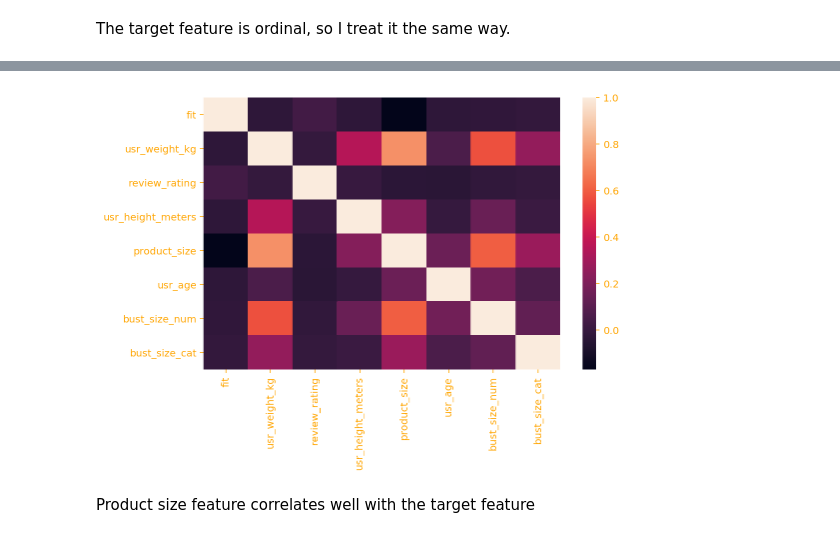
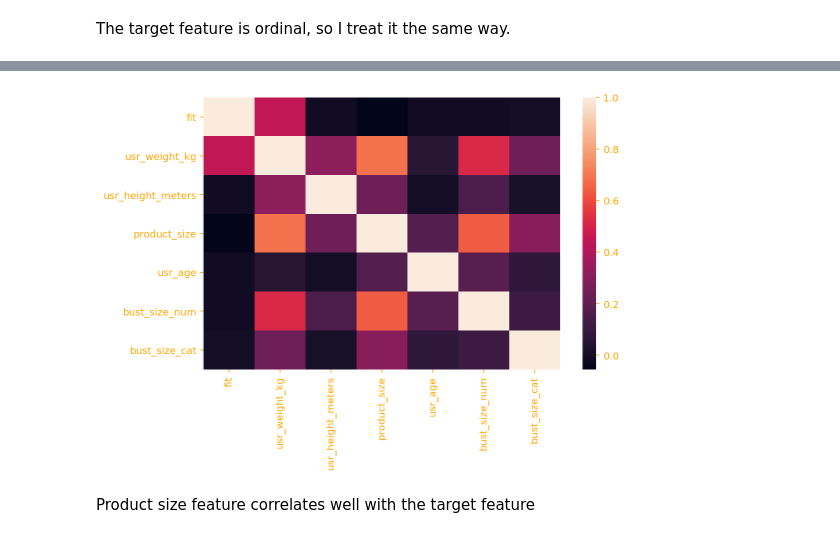
Before and after one commit to Dmytro-Shvetsov/ClothingFit, a Jupyter notebook: data/data_analysis_and_cleaning.ipynb, the cells around one changed output, grey strips where cells are left out. Drawn from its saved outputs; the diff is of its cells as text; code cells hidden in the pictures.

```diff
--- a/data/data_analysis_and_cleaning.ipynb
+++ b/data/data_analysis_and_cleaning.ipynb
@@ -118,4 +115,0 @@ Now let's augment the data with samples of minority classes.
-# %%
-n_repeat = 2
-for i in range(n_repeat):
-    df = df.append(df[((df['fit'] == 'large') | (df['fit'] == 'small'))].copy(), ignore_index=True)
@@ -250,0 +244,19 @@ cleaned_df.head()
+# %%
+np.random.seed(69)
+
+fit_samples = cleaned_df[(cleaned_df['fit'] == 'fit')]
+selected_indices = np.random.choice(fit_samples.index, fit_samples.shape[0] // 2)
+fit_samples = fit_samples.loc[selected_indices]
+weight_shift_kg = 10.0
+
+augm_small_samples = fit_samples.copy()
+augm_small_samples['fit'] = 'small'
+augm_small_samples['usr_weight_kg'] -= weight_shift_kg
+
+augm_large_samples = fit_samples.copy()
+augm_large_samples['fit'] = 'large'
+augm_large_samples['usr_weight_kg'] += weight_shift_kg
+
+
+cleaned_df = cleaned_df.append(pd.concat((augm_large_samples, augm_small_samples)), ignore_index=True).dropna()
+cleaned_df[target_feature].hist(bins=n_classes, edgecolor='black');
@@ -284,6 +306,7 @@ numeric_dtypes = {'int64', 'float64'}
 numeric_features = [c for c in cleaned_df.columns if str(cleaned_df[c].dtype) in numeric_dtypes]
 numeric_features.remove('user_id')
 numeric_features.remove('item_id')
+numeric_features.remove('review_rating')
 
 cleaned_df_scaled = cleaned_df[numeric_features].copy()
 cleaned_df_scaled = pd.DataFrame(scale(cleaned_df_scaled), columns=numeric_features)
@@ -304,4 +326,4 @@ corr_matrix
-[figure, old version]
+[figure, new version]
 # %% [markdown]
 Product size feature correlates well with the target feature
 # %%
```
Also changed, not shown: parts of 44 cells of this notebook, 5 other files.
